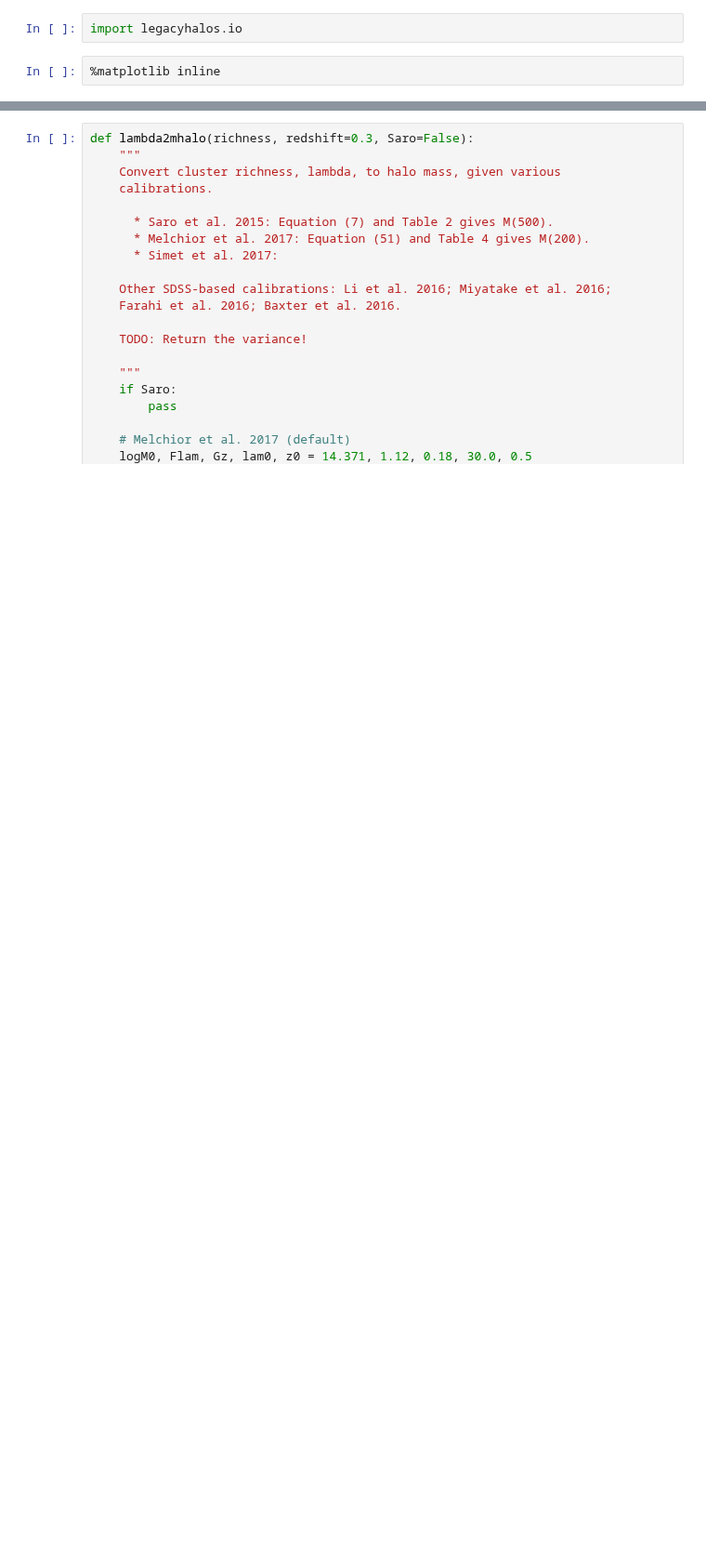
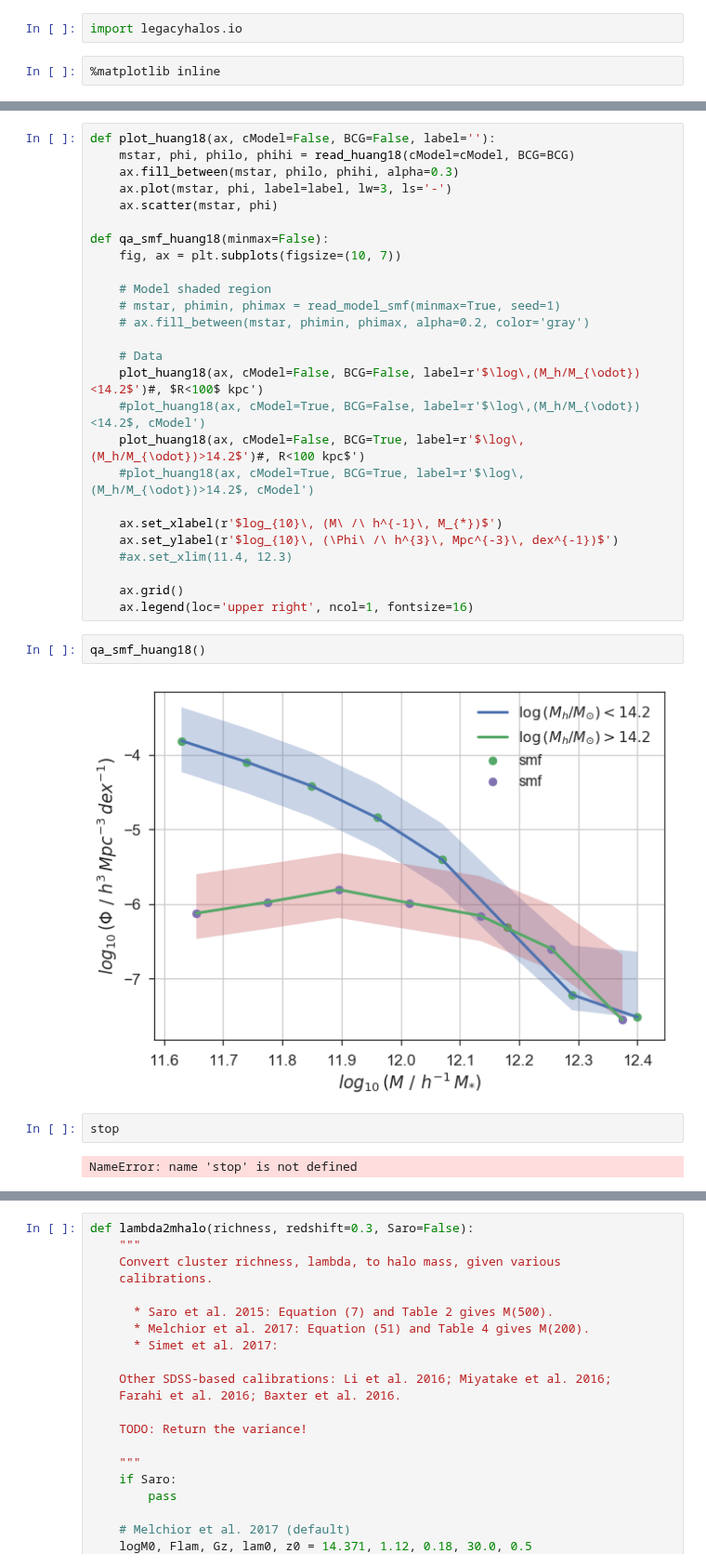
Before and after one commit to moustakas/legacyhalos, a Jupyter notebook: legacyhalos/talks/rochester-2018apr.ipynb, the cells around one changed output, grey strips where cells are left out. Shown at 93% size. Cells and saved outputs as stored; diff of their text form; blank space fills up the shorter version.

```diff
--- a/legacyhalos/talks/rochester-2018apr.ipynb
+++ b/legacyhalos/talks/rochester-2018apr.ipynb
@@ -26,0 +241,34 @@ import legacyhalos.io
+# %%
+def plot_huang18(ax, cModel=False, BCG=False, label=''):
+    mstar, phi, philo, phihi = read_huang18(cModel=cModel, BCG=BCG)
+    ax.fill_between(mstar, philo, phihi, alpha=0.3)
+    ax.plot(mstar, phi, label=label, lw=3, ls='-')
+    ax.scatter(mstar, phi)
+
+def qa_smf_huang18(minmax=False):
+    fig, ax = plt.subplots(figsize=(10, 7))
+
+    # Model shaded region
+    # mstar, phimin, phimax = read_model_smf(minmax=True, seed=1)
+    # ax.fill_between(mstar, phimin, phimax, alpha=0.2, color='gray')
+
+    # Data
+    plot_huang18(ax, cModel=False, BCG=False, label=r'$\log\,(M_h/M_{\odot})<14.2$')#, $R<100$ kpc')
+    #plot_huang18(ax, cModel=True, BCG=False, label=r'$\log\,(M_h/M_{\odot})<14.2$, cModel')
+    plot_huang18(ax, cModel=False, BCG=True, label=r'$\log\,(M_h/M_{\odot})>14.2$')#, R<100 kpc$')
+    #plot_huang18(ax, cModel=True, BCG=True, label=r'$\log\,(M_h/M_{\odot})>14.2$, cModel')
+
+    ax.set_xlabel(r'$log_{10}\, (M\ /\ h^{-1}\, M_{*})$')
+    ax.set_ylabel(r'$log_{10}\, (\Phi\ /\ h^{3}\, Mpc^{-3}\, dex^{-1})$')
+    #ax.set_xlim(11.4, 12.3)
+
+    ax.grid()
+    ax.legend(loc='upper right', ncol=1, fontsize=16)
+# %%
+qa_smf_huang18()
+# %% [output]
+[figure, added]
+# %%
+stop
+# %% [output]
+NameError: name 'stop' is not defined
```
Also changed, not shown: parts of 23 cells of this notebook.
